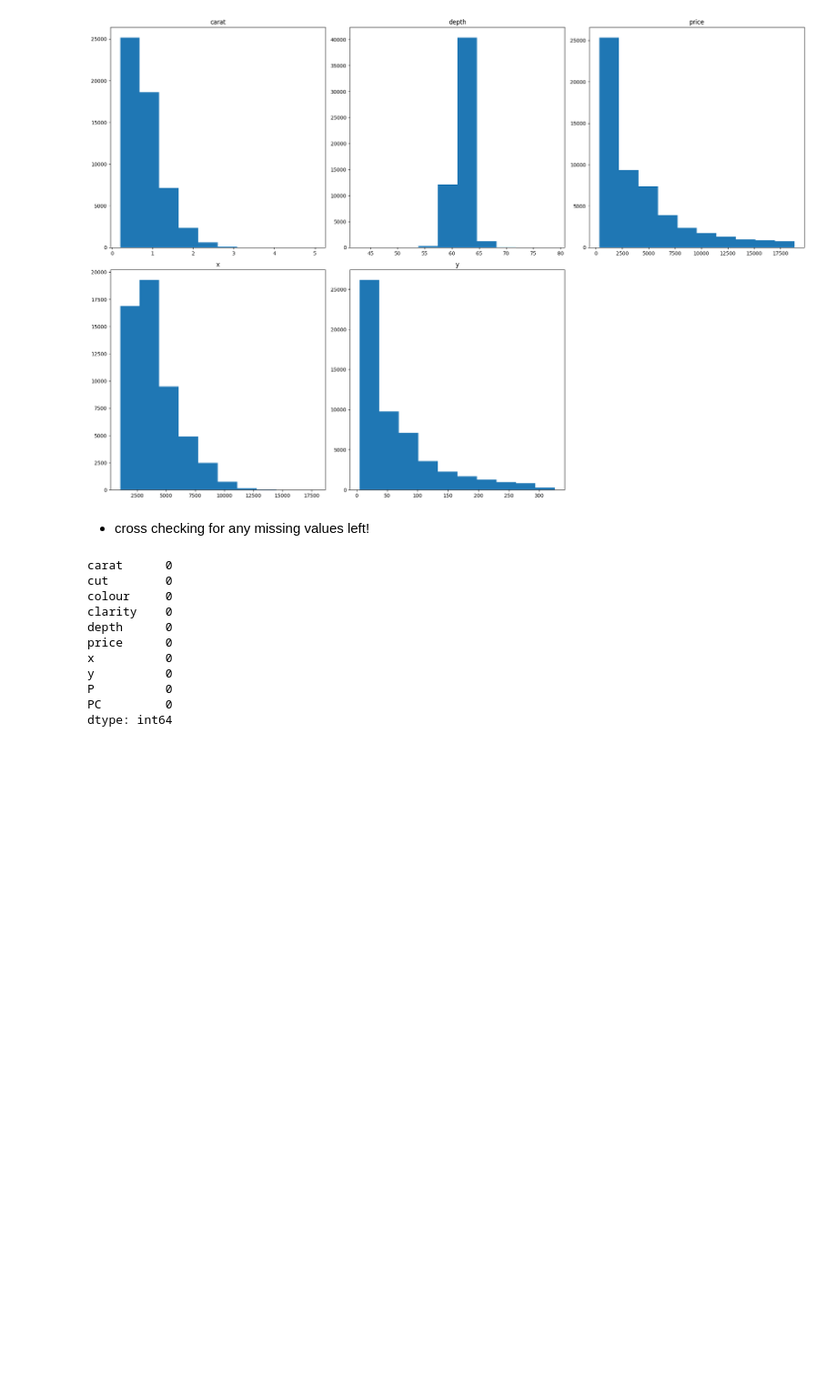
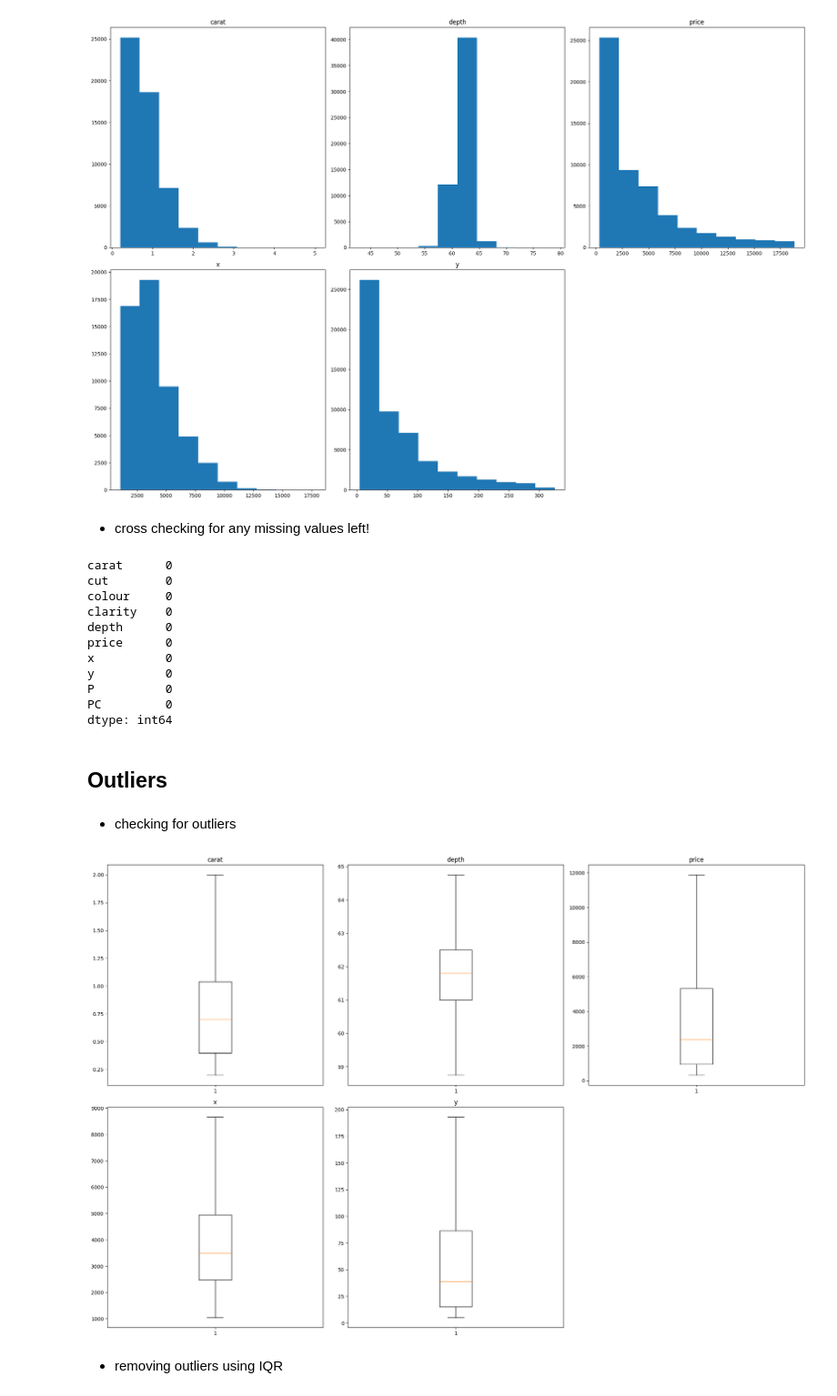
Before and after one commit to Data-Science-UCU-Chapter/Training-code-, a Jupyter notebook: first.ipynb, the cells around one changed output. Shown: that part at 91% size. Cells and saved outputs as stored; diff of their text form; code cells hidden in the pictures; blank space fills up the shorter version.

Commit message:
Add: Removing outliers

```diff
--- a/first.ipynb
+++ b/first.ipynb
@@ -121,3 +121,22 @@ y          0
 P          0
 PC         0
 dtype: int64
+# %% [markdown]
+## Outliers
+# %% [markdown]
+- checking for outliers
+# %%
+def box_plotting(cont_cols):
+    plt.figure(figsize=(20,20))
+    for i,col in enumerate(cont_cols.columns):
+        plt.subplot(3,3, i+1)
+        plt.boxplot(diamonds_xl[col])
+        plt.title(col)
+    plt.tight_layout()
+    plt.show()
+
+box_plotting(cont_cols)
+# %% [output]
+[figure, added]
+# %% [markdown]
+- removing outliers using IQR
```
Also changed, not shown: parts of 5 cells of this notebook.
